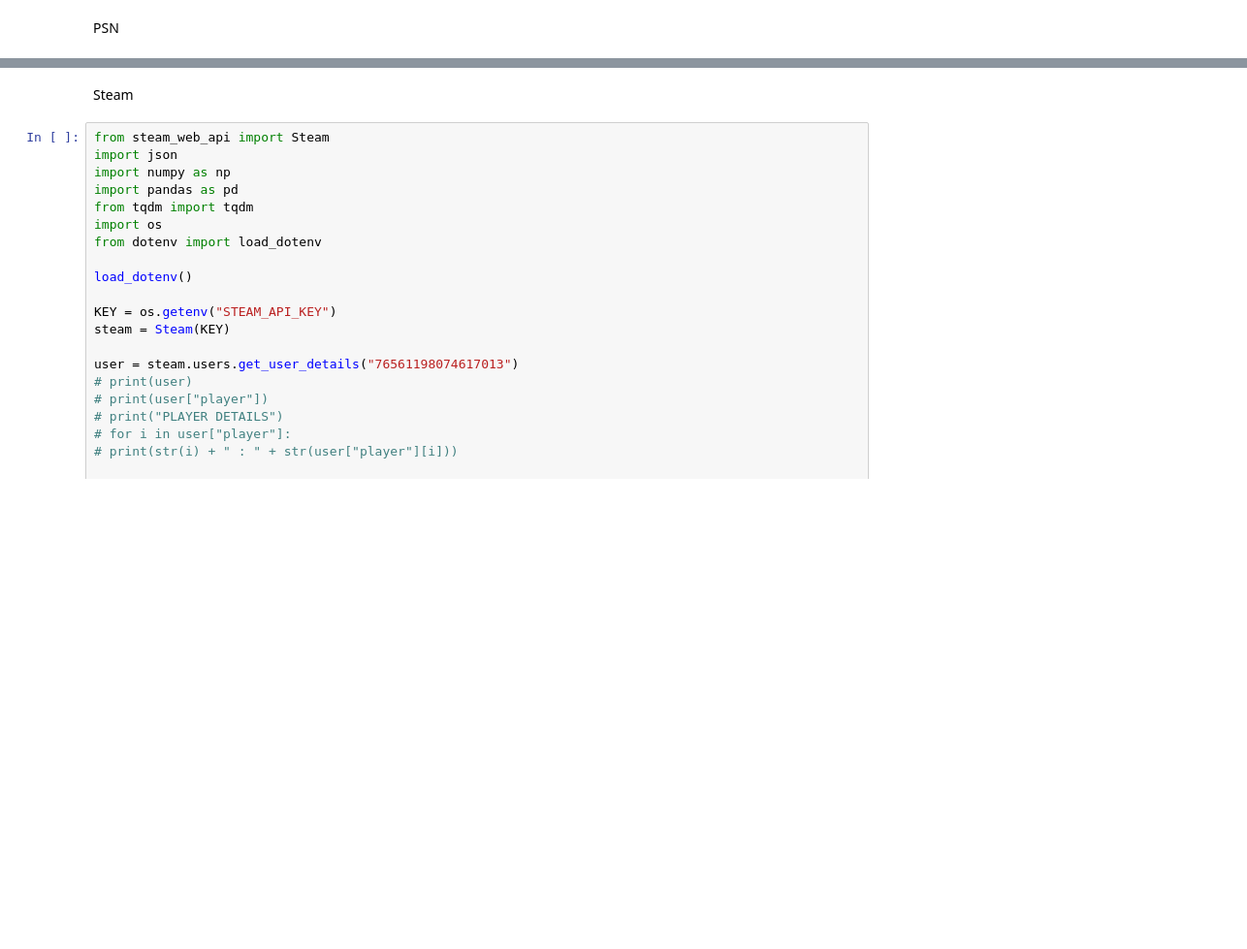
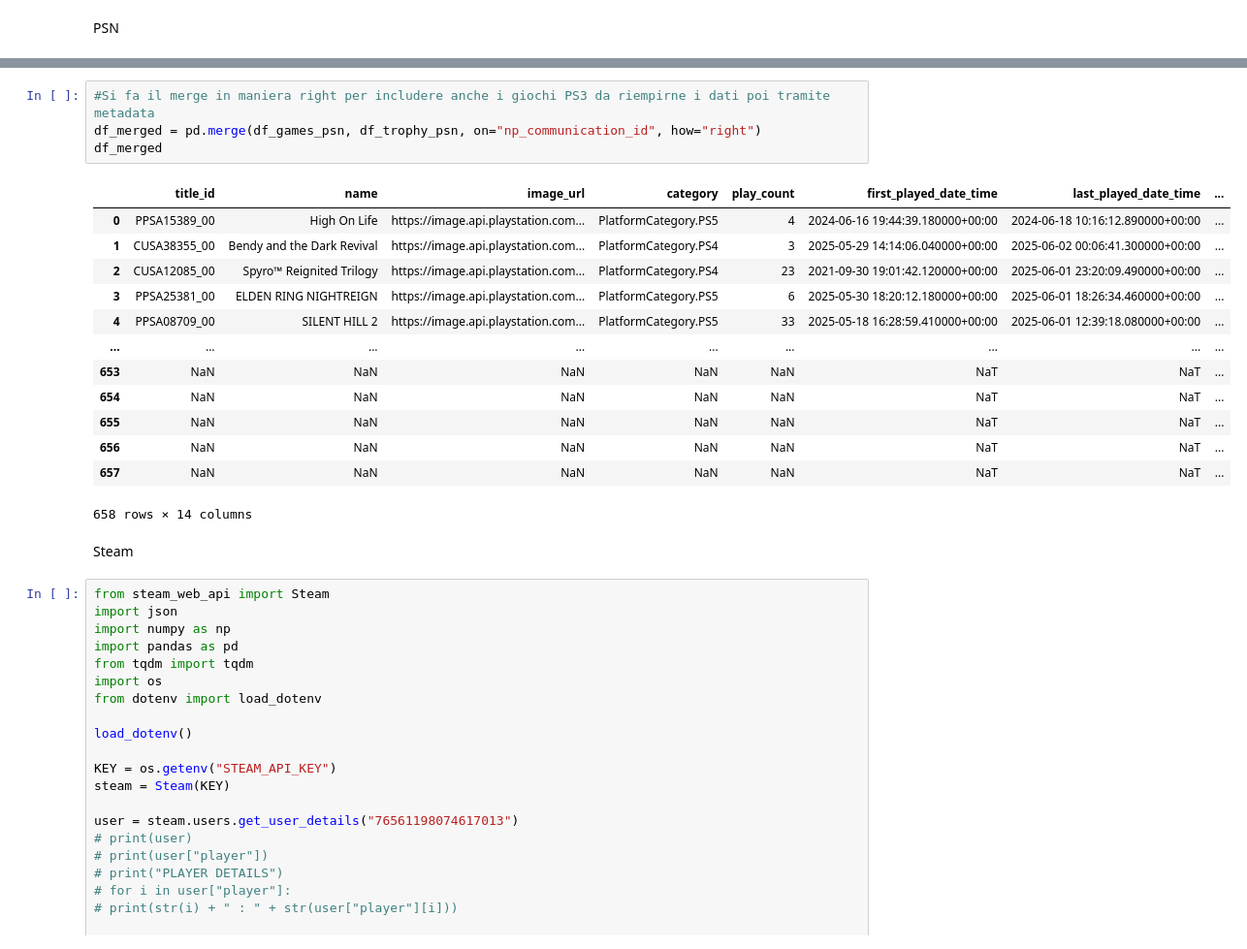
Before and after one commit to AndreaAmorosini/GamesTrack, a Jupyter notebook: API_examples/api_test.ipynb, the cells around one changed output, grey strips where cells are left out. Shown at 97% size. Saved outputs shown, nothing was run; the diff lists cells and outputs as text; blank space fills up the shorter version.

```diff
--- a/API_examples/api_test.ipynb
+++ b/API_examples/api_test.ipynb
@@ -82,3 +140,21 @@ Game Count : 613, Earned Trophy Count : 7843, Total Trophy Count : 31967, Comple
+# %%
+#Si fa il merge in maniera right per includere anche i giochi PS3 da riempirne i dati poi tramite metadata
+df_merged = pd.merge(df_games_psn, df_trophy_psn, on="np_communication_id", how="right")
+df_merged
+# %% [output]
+|  | title_id | name | image_url | category | play_count | first_played_date_time | last_played_date_time | ... |
+| 0 | PPSA15389_00 | High On Life | https://image.api.playstation.com... | PlatformCategory.PS5 | 4 | 2024-06-16 19:44:39.180000+00:00 | 2024-06-18 10:16:12.890000+00:00 | ... |
+| 1 | CUSA38355_00 | Bendy and the Dark Revival | https://image.api.playstation.com... | PlatformCategory.PS4 | 3 | 2025-05-29 14:14:06.040000+00:00 | 2025-06-02 00:06:41.300000+00:00 | ... |
+| 2 | CUSA12085_00 | Spyro™ Reignited Trilogy | https://image.api.playstation.com... | PlatformCategory.PS4 | 23 | 2021-09-30 19:01:42.120000+00:00 | 2025-06-01 23:20:09.490000+00:00 | ... |
+| 3 | PPSA25381_00 | ELDEN RING NIGHTREIGN | https://image.api.playstation.com... | PlatformCategory.PS5 | 6 | 2025-05-30 18:20:12.180000+00:00 | 2025-06-01 18:26:34.460000+00:00 | ... |
+| 4 | PPSA08709_00 | SILENT HILL 2 | https://image.api.playstation.com... | PlatformCategory.PS5 | 33 | 2025-05-18 16:28:59.410000+00:00 | 2025-06-01 12:39:18.080000+00:00 | ... |
+| ... | ... | ... | ... | ... | ... | ... | ... | ... |
+| 653 | NaN | NaN | NaN | NaN | NaN | NaT | NaT | ... |
+| 654 | NaN | NaN | NaN | NaN | NaN | NaT | NaT | ... |
+| 655 | NaN | NaN | NaN | NaN | NaN | NaT | NaT | ... |
+| 656 | NaN | NaN | NaN | NaN | NaN | NaT | NaT | ... |
+| 657 | NaN | NaN | NaN | NaN | NaN | NaT | NaT | ... |
+658 rows × 14 columns
 # %% [markdown]
 Steam
 # %%
```
Also changed, not shown: parts of 4 cells of this notebook, 5 other files.
